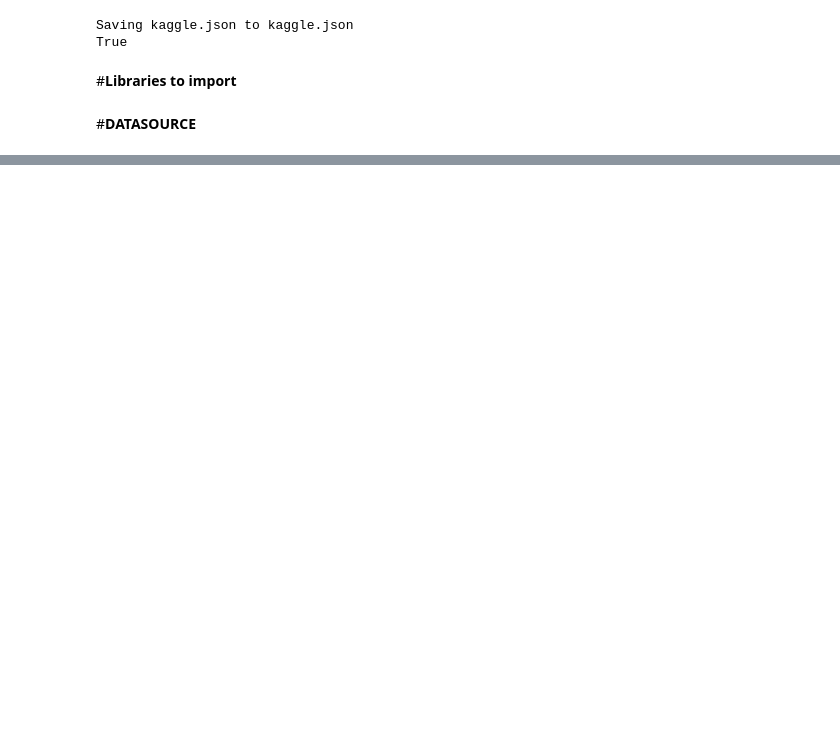
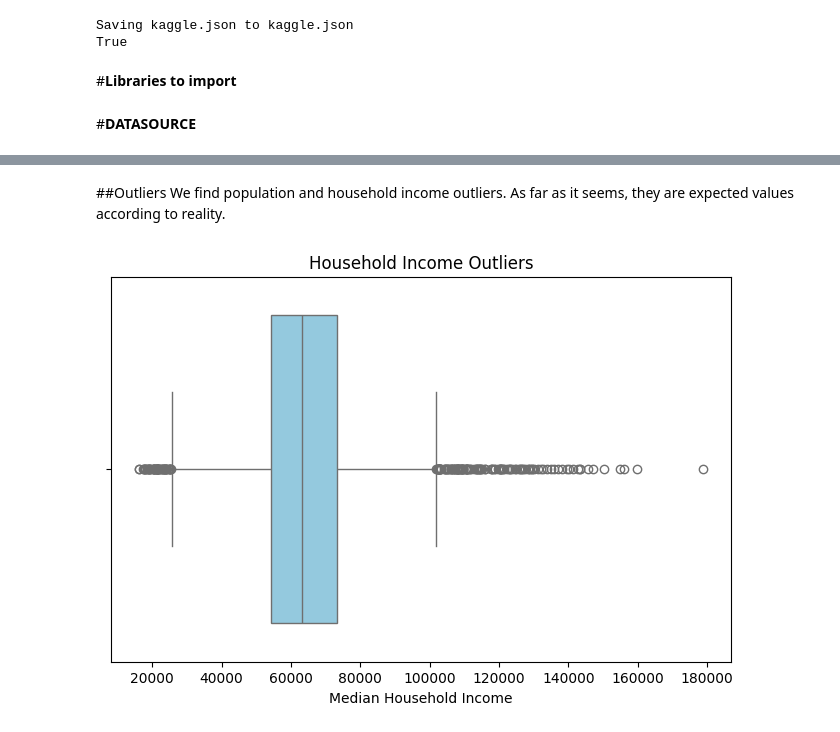
Before and after one commit to fergarcat/eda-usa-income, a Jupyter notebook: EDA_USA_Urban_Rural_Income.ipynb, the cells around one changed output, grey strips where cells are left out. Cells and saved outputs as stored; diff of their text form; code cells hidden in the pictures; blank space fills up the shorter version.

Commit message:
feat: Jupyter notebook completed with charts

```diff
--- a/EDA_USA_Urban_Rural_Income.ipynb
+++ b/EDA_USA_Urban_Rural_Income.ipynb
@@ -363,0 +96,12 @@ plt.show()
+# %%
+import os
+from kaggle.api.kaggle_api_extended import KaggleApi
+kaggle_source = 'ahmedmohamed2003/income-urban-vs-rural-for-each-county'
+file_folder = '/content/kaggle_files'
+file_name = os.listdir(file_folder)[0]  # Works for just the one file
+file_path = os.path.join(file_folder, file_name)
+api = KaggleApi()
+api.authenticate()
+kaggle.api.dataset_download_files(kaggle_source, path=file_folder, unzip=True)
+
+df = pd.read_csv(file_path)
@@ -363,0 +135,3 @@ plt.show()
+# %%
+df['Median Household Income'] = df['Median Household Income'].astype(float)
+df['Total Population'] = df['Total Population'].astype(float)
@@ -363,0 +147,4 @@ plt.show()
+# %%
+#Replace negative values with median
+median_income = df.loc[df['Median Household Income'] != -666666666, 'Median Household Income'].median()
+df.loc[df['Median Household Income'] < 0, 'Median Household Income'] = median_income
@@ -363,0 +167,15 @@ plt.show()
+# %% [markdown]
+##Outliers
+We find population and household income outliers. As far as it seems, they are expected values according to reality.
+# %%
+import matplotlib.pyplot as plt
+import seaborn as sns
+
+plt.figure(figsize=(8, 5))
+sns.boxplot(x=df['Median Household Income'], color='skyblue')
+
+plt.xlabel('Median Household Income')
+plt.title('Household Income Outliers')
+plt.show()
+# %% [output]
+[figure, added]
```
Also changed, not shown: parts of 38 cells of this notebook.
